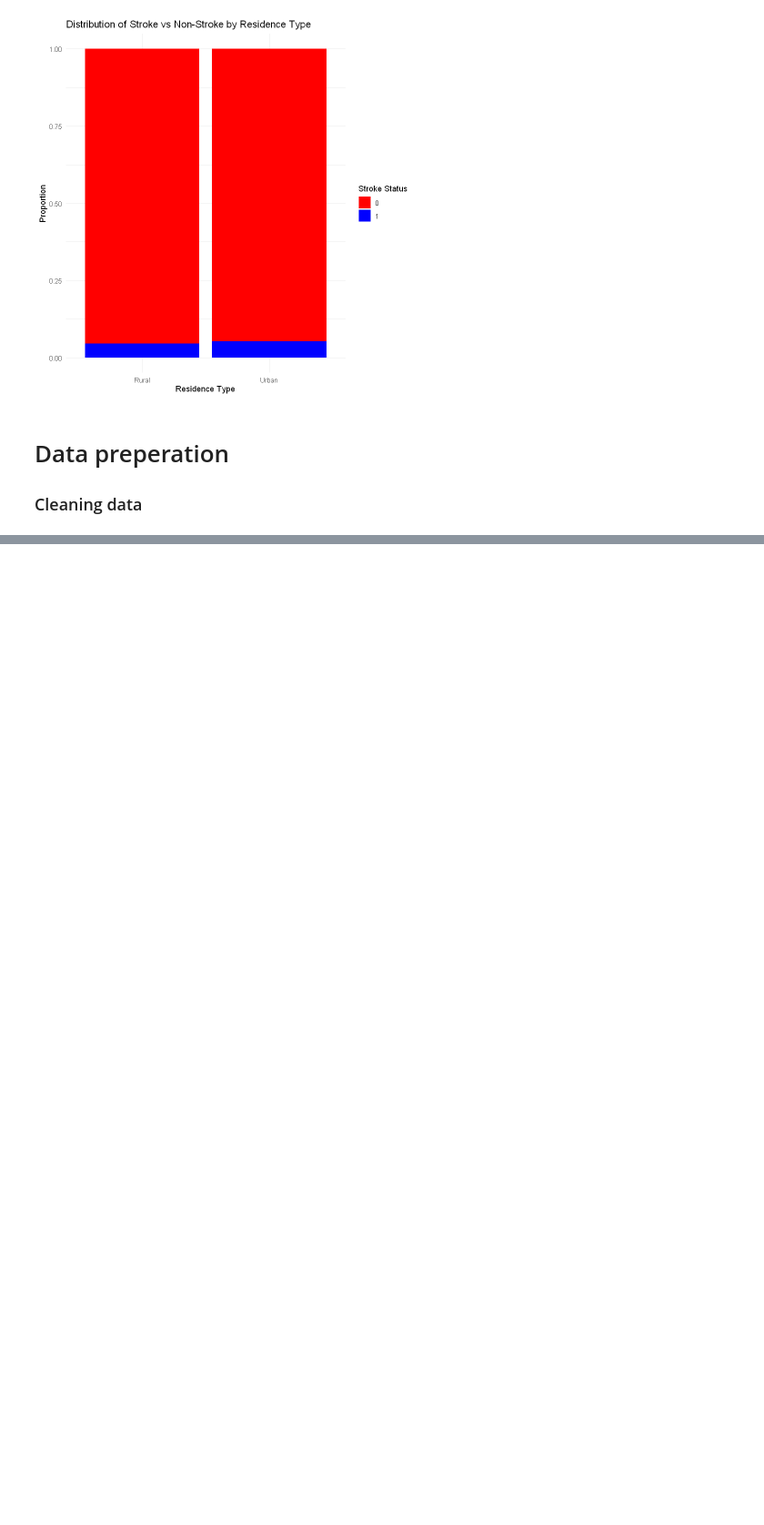
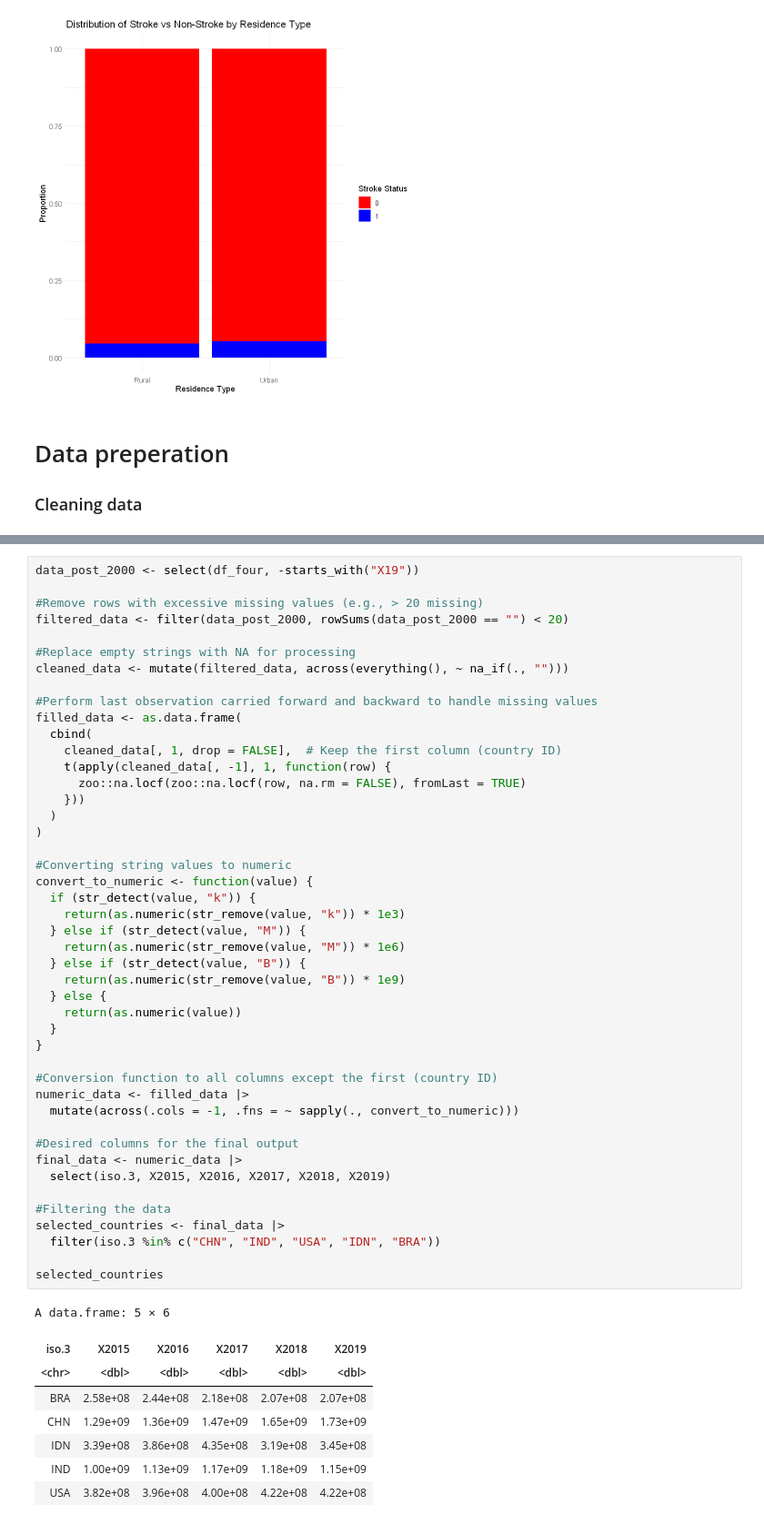
Before and after one commit to OliviaRislund/su-mt4007, a Jupyter notebook: HW3/HW3.ipynb, the cells around one changed output, grey strips where cells are left out. Shown at 91% size. Cells and saved outputs as stored; diff of their text form; blank space fills up the shorter version.

```diff
--- a/HW3/HW3.ipynb
+++ b/HW3/HW3.ipynb
@@ -355,0 +346,54 @@ A data.frame: 6 × 6
+# %%
+data_post_2000 <- select(df_four, -starts_with("X19"))
+
+#Remove rows with excessive missing values (e.g., > 20 missing)
+filtered_data <- filter(data_post_2000, rowSums(data_post_2000 == "") < 20)
+
+#Replace empty strings with NA for processing
+cleaned_data <- mutate(filtered_data, across(everything(), ~ na_if(., "")))
+
+#Perform last observation carried forward and backward to handle missing values
+filled_data <- as.data.frame(
+  cbind(
+    cleaned_data[, 1, drop = FALSE],  # Keep the first column (country ID)
+    t(apply(cleaned_data[, -1], 1, function(row) {
+      zoo::na.locf(zoo::na.locf(row, na.rm = FALSE), fromLast = TRUE)
+    }))
+  )
+)
+
+#Converting string values to numeric
+convert_to_numeric <- function(value) {
+  if (str_detect(value, "k")) {
+    return(as.numeric(str_remove(value, "k")) * 1e3)
+  } else if (str_detect(value, "M")) {
+    return(as.numeric(str_remove(value, "M")) * 1e6)
+  } else if (str_detect(value, "B")) {
+    return(as.numeric(str_remove(value, "B")) * 1e9)
+  } else {
+    return(as.numeric(value))
+  }
+}
+
+#Conversion function to all columns except the first (country ID)
+numeric_data <- filled_data |>
+  mutate(across(.cols = -1, .fns = ~ sapply(., convert_to_numeric)))
+
+#Desired columns for the final output
+final_data <- numeric_data |>
+  select(iso.3, X2015, X2016, X2017, X2018, X2019)
+
+#Filtering the data
+selected_countries <- final_data |>
+  filter(iso.3 %in% c("CHN", "IND", "USA", "IDN", "BRA"))
+
+selected_countries
+# %% [output]
+A data.frame: 5 × 6
+| iso.3 | X2015 | X2016 | X2017 | X2018 | X2019 |
+| <chr> | <dbl> | <dbl> | <dbl> | <dbl> | <dbl> |
+| BRA | 2.58e+08 | 2.44e+08 | 2.18e+08 | 2.07e+08 | 2.07e+08 |
+| CHN | 1.29e+09 | 1.36e+09 | 1.47e+09 | 1.65e+09 | 1.73e+09 |
+| IDN | 3.39e+08 | 3.86e+08 | 4.35e+08 | 3.19e+08 | 3.45e+08 |
+| IND | 1.00e+09 | 1.13e+09 | 1.17e+09 | 1.18e+09 | 1.15e+09 |
+| USA | 3.82e+08 | 3.96e+08 | 4.00e+08 | 4.22e+08 | 4.22e+08 |
```
Also changed, not shown: parts of 18 cells of this notebook, 2 other files.
